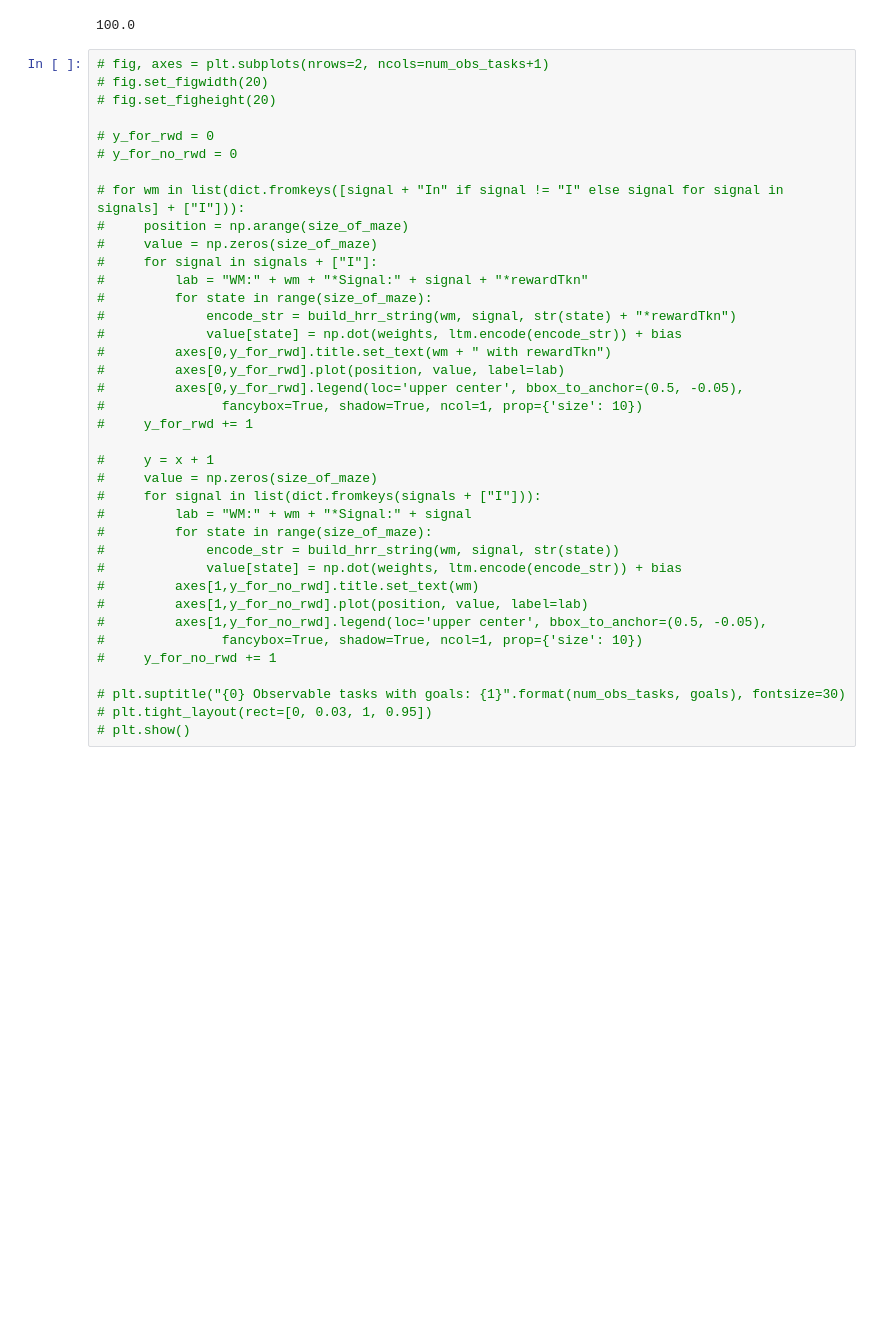
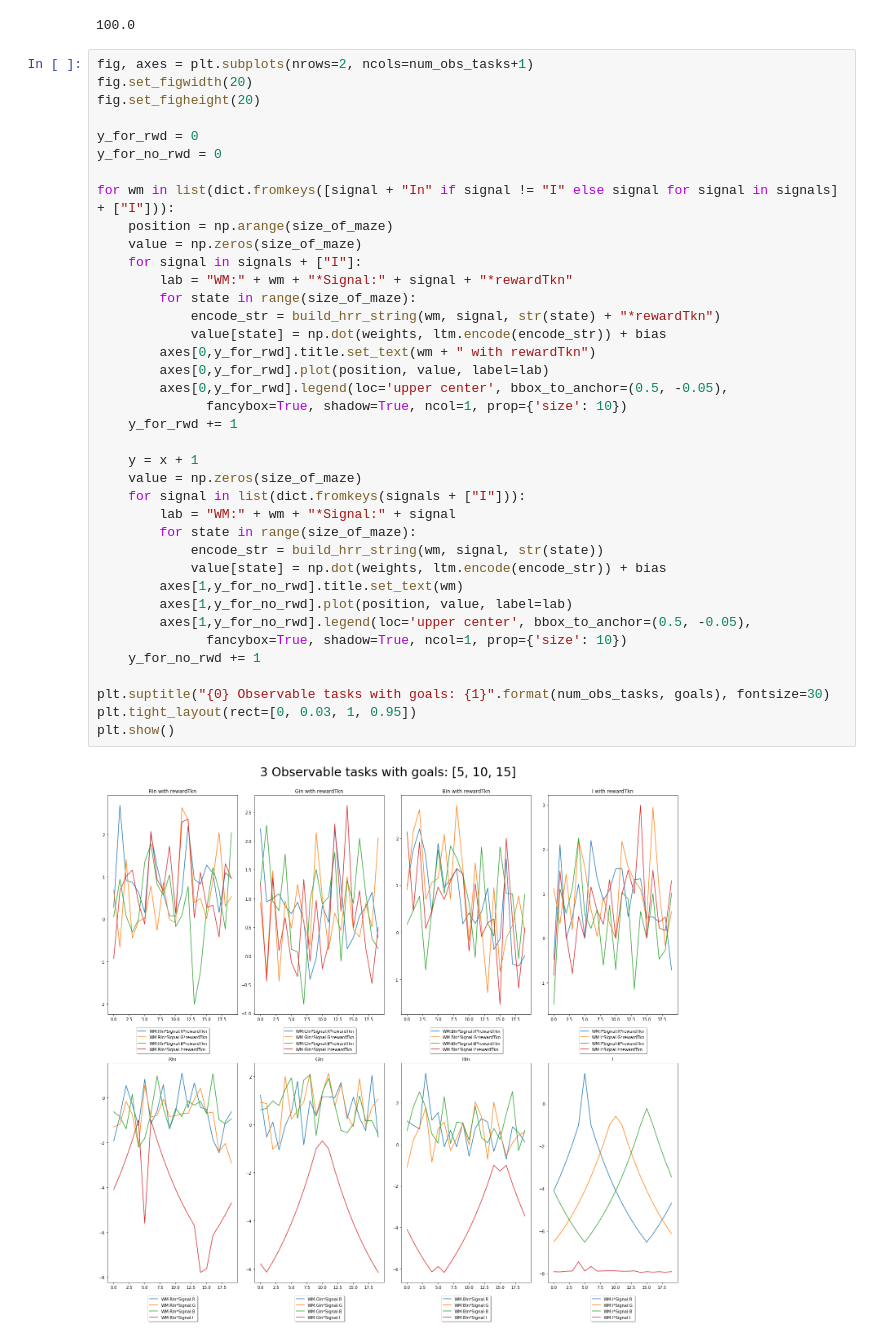
Before and after one commit to nibraaska/Working-Memory-Temporal-Difference, a Jupyter notebook: combined_model/updated_obs.ipynb, the cells around one changed output. Drawn from its saved outputs; the diff is of its cells as text; blank space fills up the shorter version.

```diff
--- a/combined_model/updated_obs.ipynb
+++ b/combined_model/updated_obs.ipynb
@@ -291,43 +291,45 @@ print(accuracy)
 [figure]
 100.0
 # %%
-# fig, axes = plt.subplots(nrows=2, ncols=num_obs_tasks+1)
-# fig.set_figwidth(20)
-# fig.set_figheight(20)
+fig, axes = plt.subplots(nrows=2, ncols=num_obs_tasks+1)
+fig.set_figwidth(20)
+fig.set_figheight(20)
 
-# y_for_rwd = 0
-# y_for_no_rwd = 0
+y_for_rwd = 0
+y_for_no_rwd = 0
 
-# for wm in list(dict.fromkeys([signal + "In" if signal != "I" else signal for signal in signals] + ["I"])):
-#     position = np.arange(size_of_maze)
-#     value = np.zeros(size_of_maze)
-#     for signal in signals + ["I"]:
-#         lab = "WM:" + wm + "*Signal:" + signal + "*rewardTkn"
-#         for state in range(size_of_maze):
-#             encode_str = build_hrr_string(wm, signal, str(state) + "*rewardTkn")
-#             value[state] = np.dot(weights, ltm.encode(encode_str)) + bias
-#         axes[0,y_for_rwd].title.set_text(wm + " with rewardTkn")
-#         axes[0,y_for_rwd].plot(position, value, label=lab)
-#         axes[0,y_for_rwd].legend(loc='upper center', bbox_to_anchor=(0.5, -0.05),
-#               fancybox=True, shadow=True, ncol=1, prop={'size': 10})
-#     y_for_rwd += 1
+for wm in list(dict.fromkeys([signal + "In" if signal != "I" else signal for signal in signals] + ["I"])):
+    position = np.arange(size_of_maze)
+    value = np.zeros(size_of_maze)
+    for signal in signals + ["I"]:
+        lab = "WM:" + wm + "*Signal:" + signal + "*rewardTkn"
+        for state in range(size_of_maze):
+            encode_str = build_hrr_string(wm, signal, str(state) + "*rewardTkn")
+            value[state] = np.dot(weights, ltm.encode(encode_str)) + bias
+        axes[0,y_for_rwd].title.set_text(wm + " with rewardTkn")
+        axes[0,y_for_rwd].plot(position, value, label=lab)
+        axes[0,y_for_rwd].legend(loc='upper center', bbox_to_anchor=(0.5, -0.05),
+              fancybox=True, shadow=True, ncol=1, prop={'size': 10})
+    y_for_rwd += 1
 
-#     y = x + 1
-#     value = np.zeros(size_of_maze)
-#     for signal in list(dict.fromkeys(signals + ["I"])):
-#         lab = "WM:" + wm + "*Signal:" + signal
-#         for state in range(size_of_maze):
-#             encode_str = build_hrr_string(wm, signal, str(state))
-#             value[state] = np.dot(weights, ltm.encode(encode_str)) + bias
-#         axes[1,y_for_no_rwd].title.set_text(wm)
-#         axes[1,y_for_no_rwd].plot(position, value, label=lab)
-#         axes[1,y_for_no_rwd].legend(loc='upper center', bbox_to_anchor=(0.5, -0.05),
-#               fancybox=True, shadow=True, ncol=1, prop={'size': 10})
-#     y_for_no_rwd += 1
+    y = x + 1
+    value = np.zeros(size_of_maze)
+    for signal in list(dict.fromkeys(signals + ["I"])):
+        lab = "WM:" + wm + "*Signal:" + signal
+        for state in range(size_of_maze):
+            encode_str = build_hrr_string(wm, signal, str(state))
+            value[state] = np.dot(weights, ltm.encode(encode_str)) + bias
+        axes[1,y_for_no_rwd].title.set_text(wm)
+        axes[1,y_for_no_rwd].plot(position, value, label=lab)
+        axes[1,y_for_no_rwd].legend(loc='upper center', bbox_to_anchor=(0.5, -0.05),
+              fancybox=True, shadow=True, ncol=1, prop={'size': 10})
+    y_for_no_rwd += 1
 
-# plt.suptitle("{0} Observable tasks with goals: {1}".format(num_obs_tasks, goals), fontsize=30)
-# plt.tight_layout(rect=[0, 0.03, 1, 0.95])
-# plt.show()
+plt.suptitle("{0} Observable tasks with goals: {1}".format(num_obs_tasks, goals), fontsize=30)
+plt.tight_layout(rect=[0, 0.03, 1, 0.95])
+plt.show()
+# %% [output]
+[figure, added]
 # %%
 fig, axes = plt.subplots(nrows=1, ncols=num_obs_tasks+1)
 fig.set_figwidth(15)
```
Also changed, not shown: parts of 2 cells of this notebook, 5 other files.
